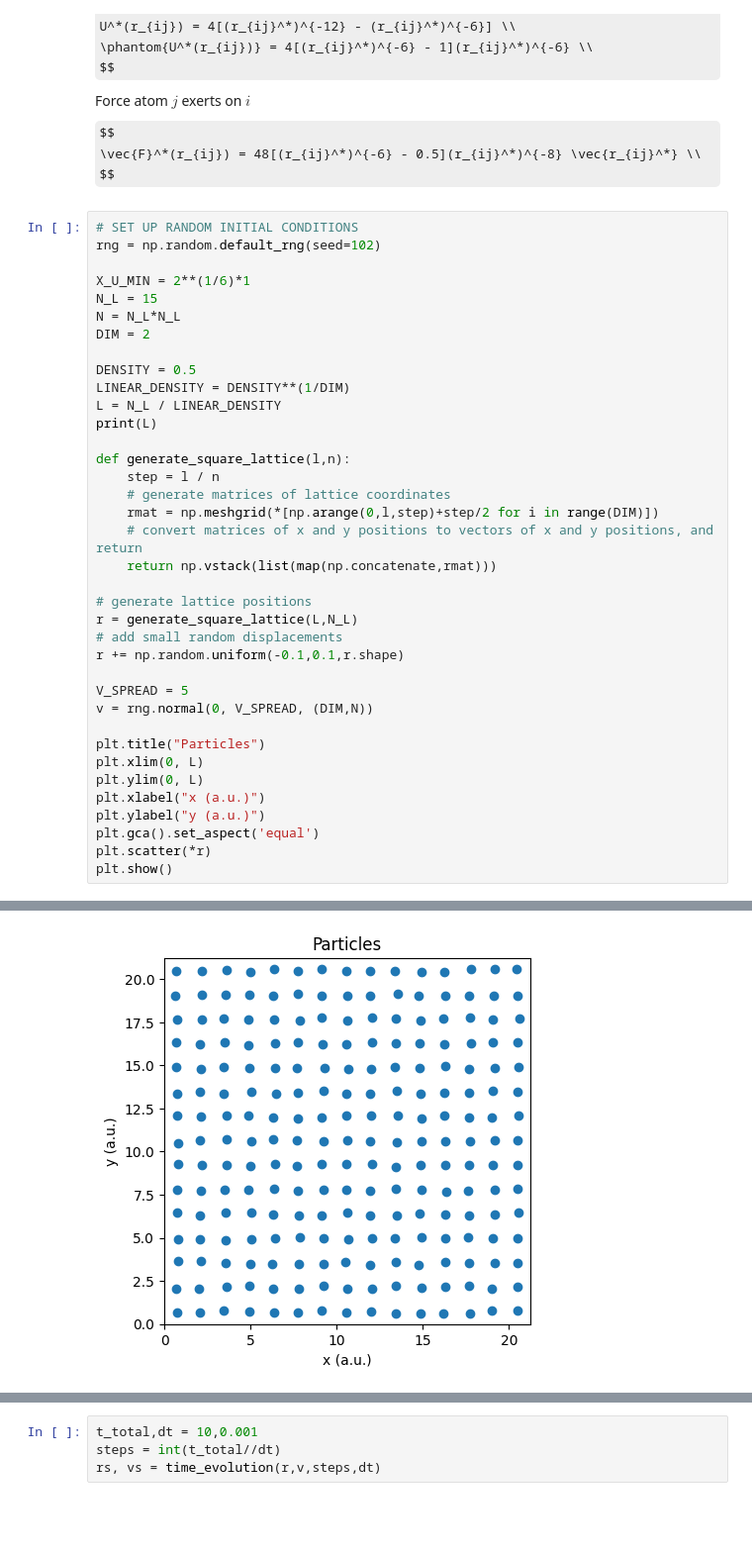
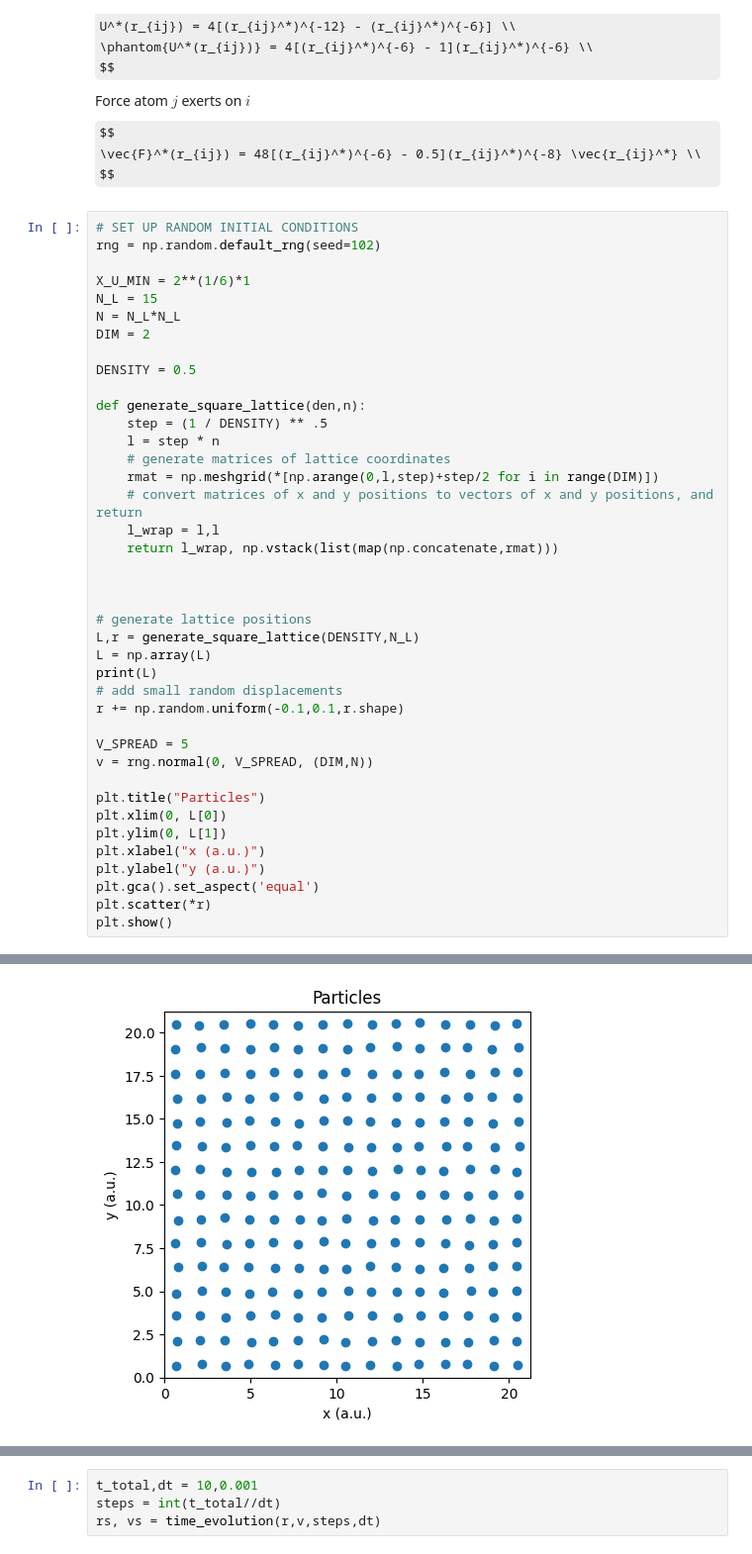
Before and after one commit to julius-clegg/Molecular-Dynamics-Simulation, a Jupyter notebook: PHYS2020 Project.ipynb, the cells around one changed output, grey strips where cells are left out. Shown: that part at 99% size. Drawn from its saved outputs; the diff is of its cells as text; some formulas as TeX source; blank space fills up the shorter version.

```diff
--- a/PHYS2020 Project.ipynb
+++ b/PHYS2020 Project.ipynb
@@ -29,19 +29,22 @@ N = N_L*N_L
 DIM = 2
 
 DENSITY = 0.5
-LINEAR_DENSITY = DENSITY**(1/DIM)
-L = N_L / LINEAR_DENSITY
-print(L)
 
-def generate_square_lattice(l,n):
-    step = l / n
+def generate_square_lattice(den,n):
+    step = (1 / DENSITY) ** .5
+    l = step * n
     # generate matrices of lattice coordinates
     rmat = np.meshgrid(*[np.arange(0,l,step)+step/2 for i in range(DIM)])
     # convert matrices of x and y positions to vectors of x and y positions, and return
-    return np.vstack(list(map(np.concatenate,rmat)))
+    l_wrap = l,l
+    return l_wrap, np.vstack(list(map(np.concatenate,rmat)))
+
+
 
 # generate lattice positions
-r = generate_square_lattice(L,N_L)
+L,r = generate_square_lattice(DENSITY,N_L)
+L = np.array(L)
+print(L)
 # add small random displacements
 r += np.random.uniform(-0.1,0.1,r.shape)
 
@@ -49,8 +52,8 @@ V_SPREAD = 5
 v = rng.normal(0, V_SPREAD, (DIM,N))
 
 plt.title("Particles")
-plt.xlim(0, L)
-plt.ylim(0, L)
+plt.xlim(0, L[0])
+plt.ylim(0, L[1])
 plt.xlabel("x (a.u.)")
 plt.ylabel("y (a.u.)")
 plt.gca().set_aspect('equal')
@@ -61,4 +64,4 @@ plt.show()
-[figure, old version]
+[figure, new version]
 # %%
 def magnitude2(x):
     return (x*x).sum(axis=0)
```
Also changed, not shown: parts of 8 cells of this notebook, 1 other file.
